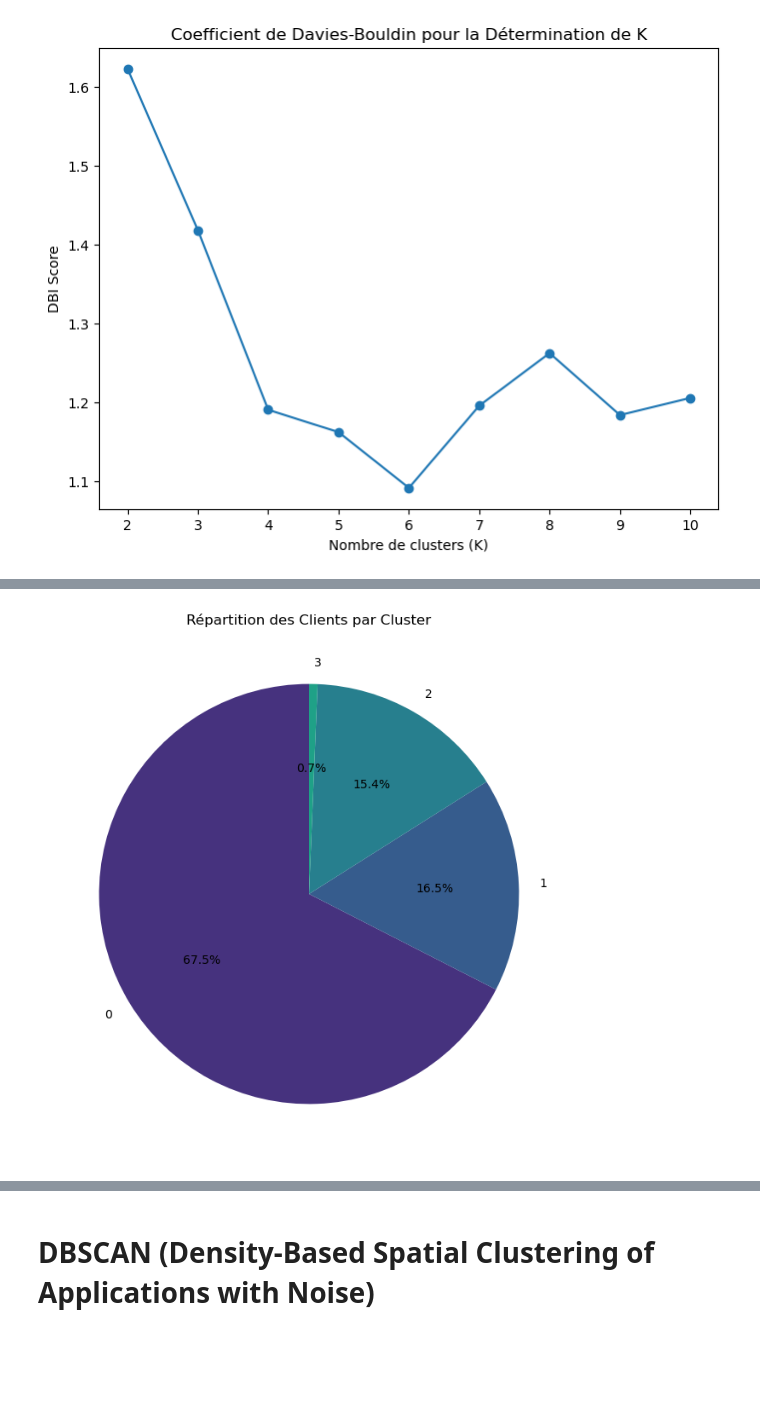
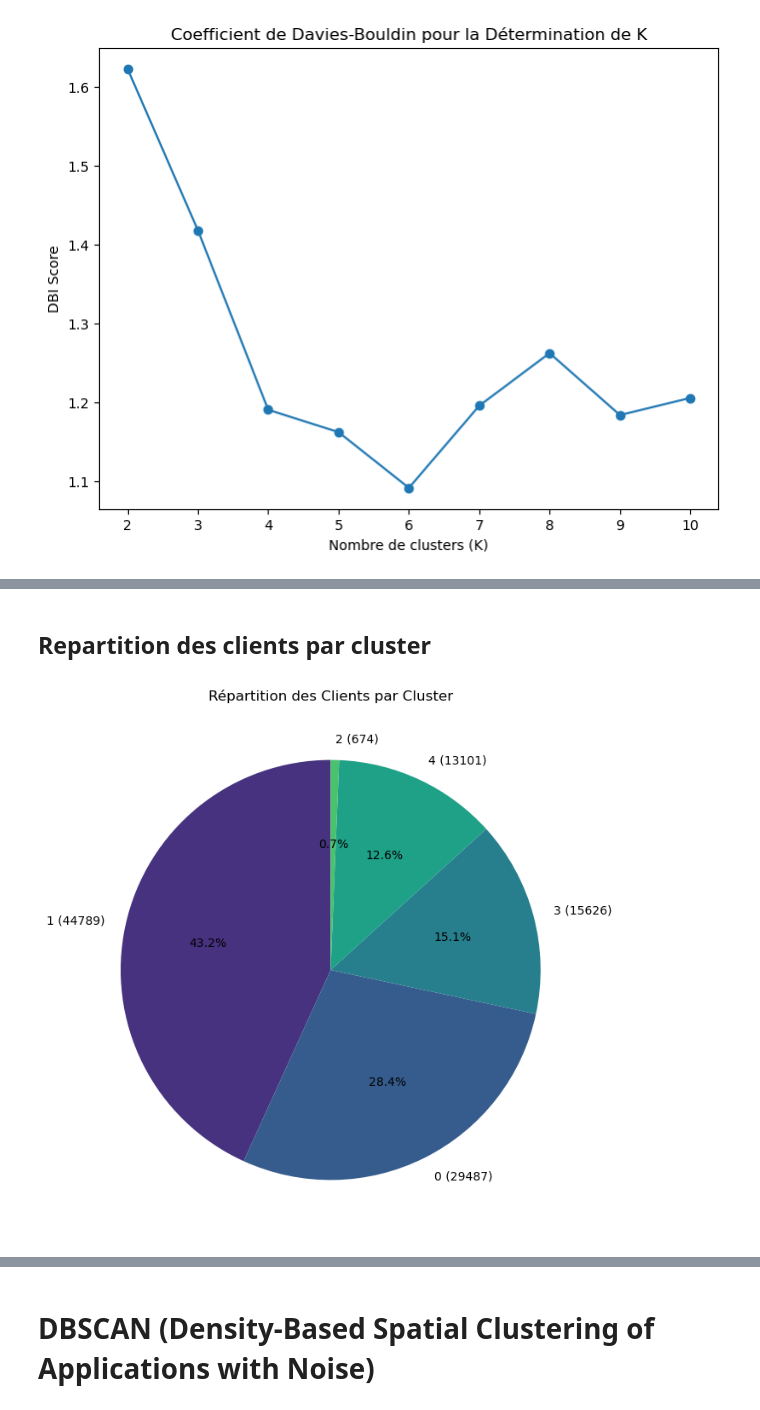
Before and after one commit to Tarek-D/P5-Unsupervised-Learning, a Jupyter notebook: unsupervised-learning.ipynb, the cells around one changed output, grey strips where cells are left out. Cells and saved outputs as stored; diff of their text form; code cells hidden in the pictures; blank space fills up the shorter version.

```diff
--- a/unsupervised-learning.ipynb
+++ b/unsupervised-learning.ipynb
@@ -140,7 +151,7 @@ plt.show()
 [figure]
 # %%
 # Appliquer le KMeans
-kmeans = KMeans(n_clusters=4, random_state=42)
+kmeans = KMeans(n_clusters=5, random_state=42)
 rfm_df['cluster'] = kmeans.fit_predict(rfm_scaled)
 
 sns.scatterplot(data=rfm_df, x='recency', y='frequency', hue='cluster', palette='viridis')
@@ -239,11 +314,18 @@ plt.show()
+# %% [markdown]
+## Repartition des clients par cluster
 # %%
 # Compter le nombre de clients dans chaque cluster
 cluster_counts = rfm_df['cluster'].value_counts()
 
 # Tracé du pie chart
 plt.figure(figsize=(8, 8))
-plt.pie(cluster_counts, labels=cluster_counts.index, autopct='%1.1f%%', startangle=90, colors=sns.color_palette('viridis'))
+patches, texts, autotexts = plt.pie(cluster_counts, labels=cluster_counts.index, autopct='%1.1f%%', startangle=90, colors=sns.color_palette('viridis'))
+
+# Ajouter le nombre d'individus à côté du pourcentage
+for text, autotext, count in zip(texts, autotexts, cluster_counts):
+    text.set_text(f'{text.get_text()} ({count})')
+
 plt.title('Répartition des Clients par Cluster')
 plt.show()
 # %% [output]
-[figure, old version]
+[figure, new version]
```
Also changed, not shown: parts of 30 cells of this notebook, 24 other files.
